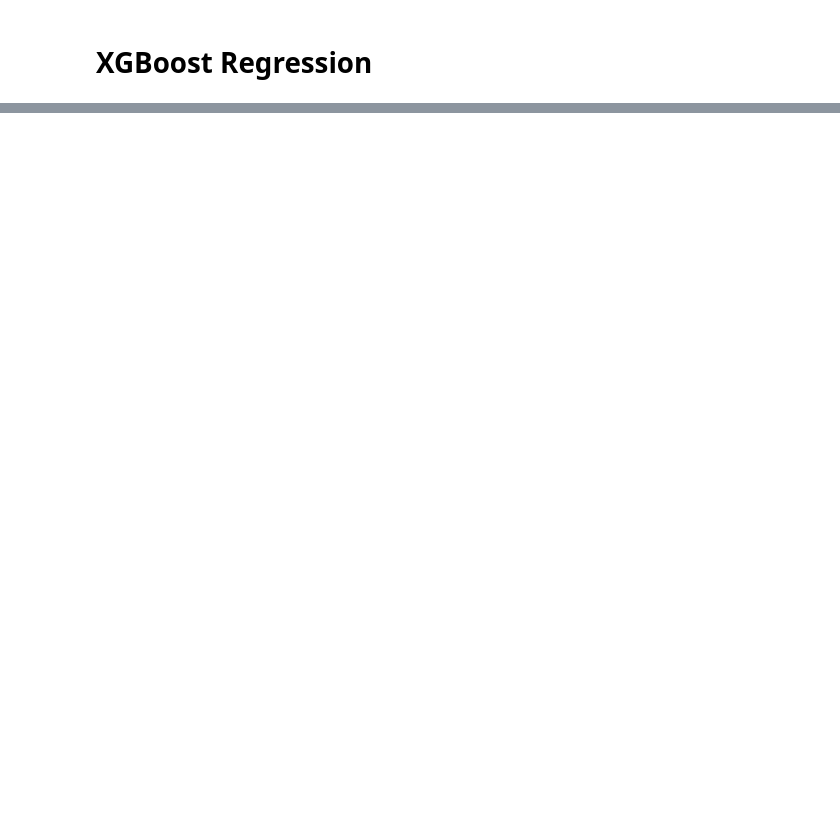
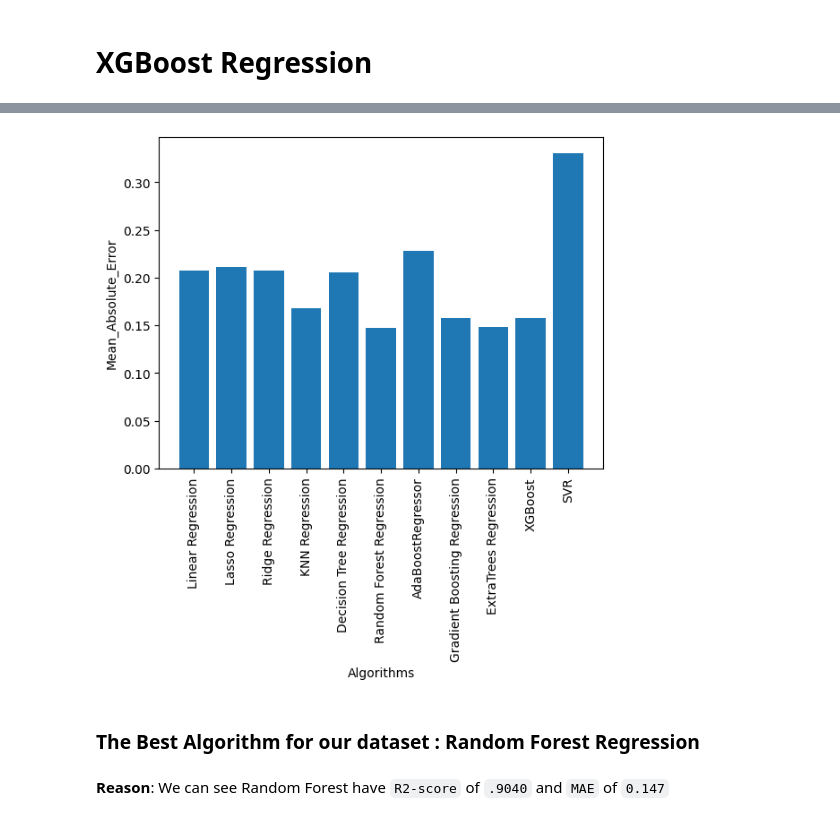
Before and after one commit to Hassan13361/Laptop-Price-Predicter, a Jupyter notebook: Laptop-Price-Predictor.ipynb, the cells around one changed output, grey strips where cells are left out. Saved outputs shown, nothing was run; the diff lists cells and outputs as text; code cells hidden in the pictures; blank space fills up the shorter version.

```diff
--- a/Laptop-Price-Predictor.ipynb
+++ b/Laptop-Price-Predictor.ipynb
@@ -1125,0 +1171,12 @@ MAE=  0.20780091044196541
+# %%
+plt.bar(algo, mae_list)
+plt.xlabel('Algorithms')
+plt.ylabel('Mean_Absolute_Error')
+plt.xticks(rotation='vertical')
+plt.show()
+# %% [output]
+[figure, added]
+# %% [markdown]
+### The Best Algorithm for our dataset : Random Forest Regression
+# %% [markdown]
+**Reason**: We can see Random Forest have `R2-score` of `.9040` and `MAE` of `0.147`
```
Also changed, not shown: parts of 20 cells of this notebook.
